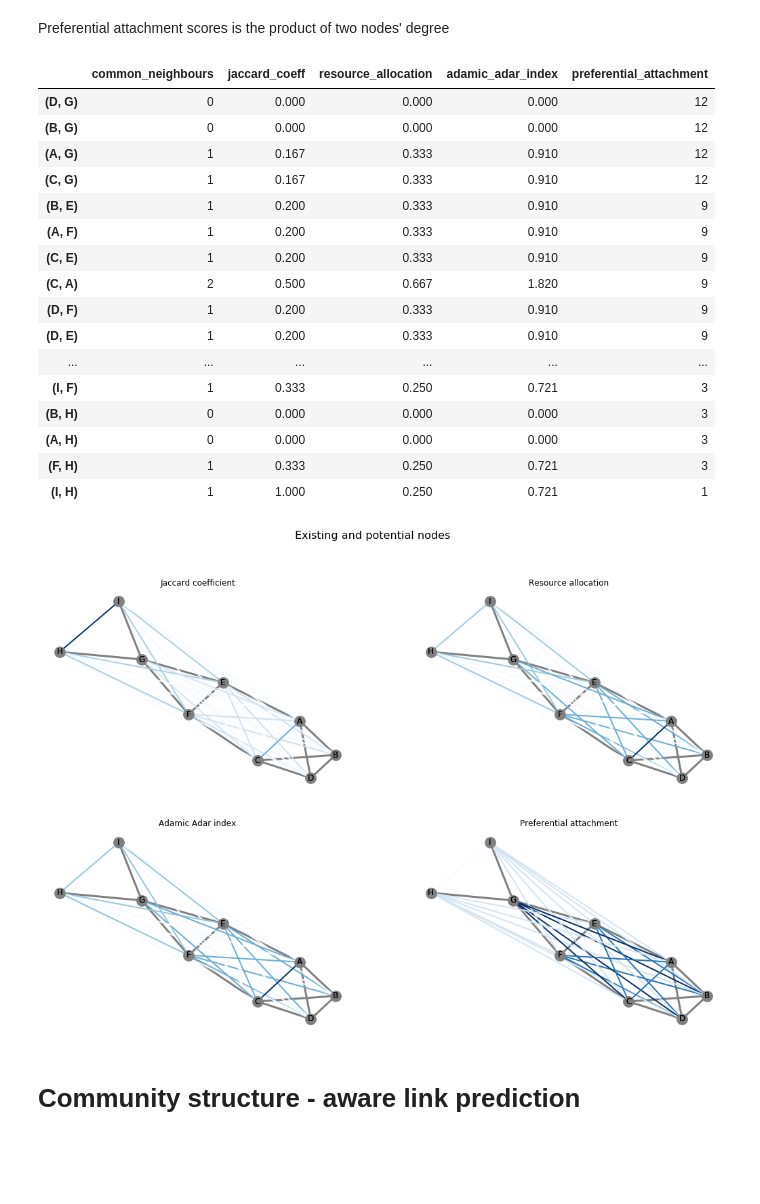
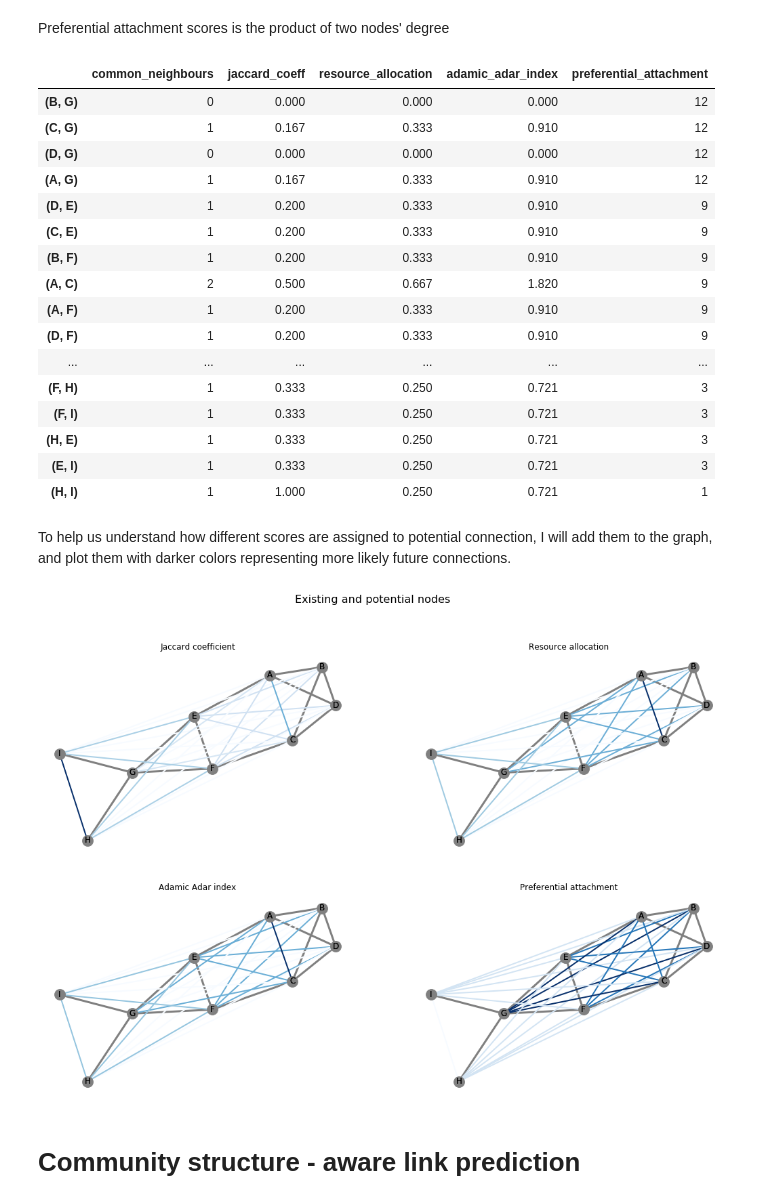
Before and after one commit to sfczekalski/social_network_analysis, a Jupyter notebook: 6 Network Evolution.ipynb, the cells around one changed output. Saved outputs shown, nothing was run; the diff lists cells and outputs as text; code cells hidden in the pictures; blank space fills up the shorter version.

```diff
--- a/6 Network Evolution.ipynb
+++ b/6 Network Evolution.ipynb
@@ -290,14 +392,14 @@ def n_common_neighbours(G, u, v):
     n = len(list(nx.common_neighbors(G, u, v)))
     return u, v, n
 
-
-df = pd.DataFrame(index=nx.non_edges(G))
+# Create DataFrame
+df = pd.DataFrame(index=nx.non_edges(G_initial))
 
 # Iterate over all pairs of nodes that are not yet connected
-df['common_neighbours'] = [n_common_neighbours(G, u, v) for u, v in nx.non_edges(G)]
+df['common_neighbours'] = [n_common_neighbours(G_initial, u, v) for u, v in nx.non_edges(G_initial)]
 df['common_neighbours'] = df['common_neighbours'].apply(lambda x: x[2])
 
-# Sort pairs by the score
+# Print a DataFrame sort pairs by the score
 df.sort_values(by='common_neighbours', ascending=False)
 # %% [output]
 |  | common_neighbours |
@@ -431,22 +545,22 @@ df['preferential_attachment'] = df['preferential_attachment'].apply(lambda x: ro
 df.sort_values(by='preferential_attachment', ascending=False)
 # %% [output]
 |  | common_neighbours | jaccard_coeff | resource_allocation | adamic_adar_index | preferential_attachment |
+| (B, G) | 0 | 0.000 | 0.000 | 0.000 | 12 |
+| (C, G) | 1 | 0.167 | 0.333 | 0.910 | 12 |
 | (D, G) | 0 | 0.000 | 0.000 | 0.000 | 12 |
-| (B, G) | 0 | 0.000 | 0.000 | 0.000 | 12 |
 | (A, G) | 1 | 0.167 | 0.333 | 0.910 | 12 |
-| (C, G) | 1 | 0.167 | 0.333 | 0.910 | 12 |
-| (B, E) | 1 | 0.200 | 0.333 | 0.910 | 9 |
+| (D, E) | 1 | 0.200 | 0.333 | 0.910 | 9 |
+| (C, E) | 1 | 0.200 | 0.333 | 0.910 | 9 |
+| (B, F) | 1 | 0.200 | 0.333 | 0.910 | 9 |
+| (A, C) | 2 | 0.500 | 0.667 | 1.820 | 9 |
 | (A, F) | 1 | 0.200 | 0.333 | 0.910 | 9 |
-| (C, E) | 1 | 0.200 | 0.333 | 0.910 | 9 |
-| (C, A) | 2 | 0.500 | 0.667 | 1.820 | 9 |
 | (D, F) | 1 | 0.200 | 0.333 | 0.910 | 9 |
-| (D, E) | 1 | 0.200 | 0.333 | 0.910 | 9 |
 | ... | ... | ... | ... | ... | ... |
-| (I, F) | 1 | 0.333 | 0.250 | 0.721 | 3 |
-| (B, H) | 0 | 0.000 | 0.000 | 0.000 | 3 |
-| (A, H) | 0 | 0.000 | 0.000 | 0.000 | 3 |
 | (F, H) | 1 | 0.333 | 0.250 | 0.721 | 3 |
-| (I, H) | 1 | 1.000 | 0.250 | 0.721 | 1 |
+| (F, I) | 1 | 0.333 | 0.250 | 0.721 | 3 |
+| (H, E) | 1 | 0.333 | 0.250 | 0.721 | 3 |
+| (E, I) | 1 | 0.333 | 0.250 | 0.721 | 3 |
+| (H, I) | 1 | 1.000 | 0.250 | 0.721 | 1 |
 # %%
 G_new = nx.Graph()
 G_new.add_edges_from(df.index)
@@ -456,5 +573,7 @@ for i, (v, w) in enumerate(df.index):
+# %% [markdown]
+To help us understand how different scores are assigned to potential connection, I will add them to the graph, and plot them with darker colors representing more likely future connections.
 # %%
-def draw_potential_edges(G, G_new, df, column_name, axis):
+def draw_potential_edges(G, G_new, df, column_name):
     # Draw actual graph
     nx.draw_networkx(
         G,
@@ -467,39 +586,40 @@ def draw_potential_edges(G, G_new, df, column_name, axis):
 
     # Draw potential edges
     nx.draw_networkx(
         G_new,
         pos=pos,
         node_size=0,
         edgelist=list(df.index),
         edge_color=df[column_name] / np.max(df[column_name]),
         edge_cmap=plt.cm.Blues,
         width=2)
 
 
-fig, axs = plt.subplots(nrows=2, ncols=2, figsize=(18, 12))
+fig = plt.figure(figsize=(18, 12))
+pos = nx.spring_layout(G_initial)
 plt.subplot(2, 2, 1)
-draw_potential_edges(G, G_new, df, 'jaccard_coeff', axs[0, 0])
+draw_potential_edges(G_initial, G_new, df, 'jaccard_coeff')
 plt.title('Jaccard coefficient')
 plt.axis('off');
 
 plt.subplot(2, 2, 2)
-draw_potential_edges(G, G_new, df, 'resource_allocation', axs[0, 1])
+draw_potential_edges(G, G_new, df, 'resource_allocation')
 plt.title('Resource allocation')
 plt.axis('off');
 
 plt.subplot(2, 2, 3)
-draw_potential_edges(G, G_new, df, 'adamic_adar_index', axs[1, 0])
+draw_potential_edges(G_initial, G_new, df, 'adamic_adar_index')
 plt.title('Adamic Adar index')
 plt.axis('off');
 
 plt.subplot(2, 2, 4)
-draw_potential_edges(G, G_new, df, 'preferential_attachment', axs[1, 1])
+draw_potential_edges(G_initial, G_new, df, 'preferential_attachment')
 plt.title('Preferential attachment')
 plt.axis('off');
 
 plt.suptitle('Existing and potential nodes', fontsize=16);
 # %% [output]
-[figure, old version]
+[figure, new version]
 # %% [markdown]
 # Community structure - aware link prediction
 # %% [markdown]
```
Also changed, not shown: parts of 48 cells of this notebook.
